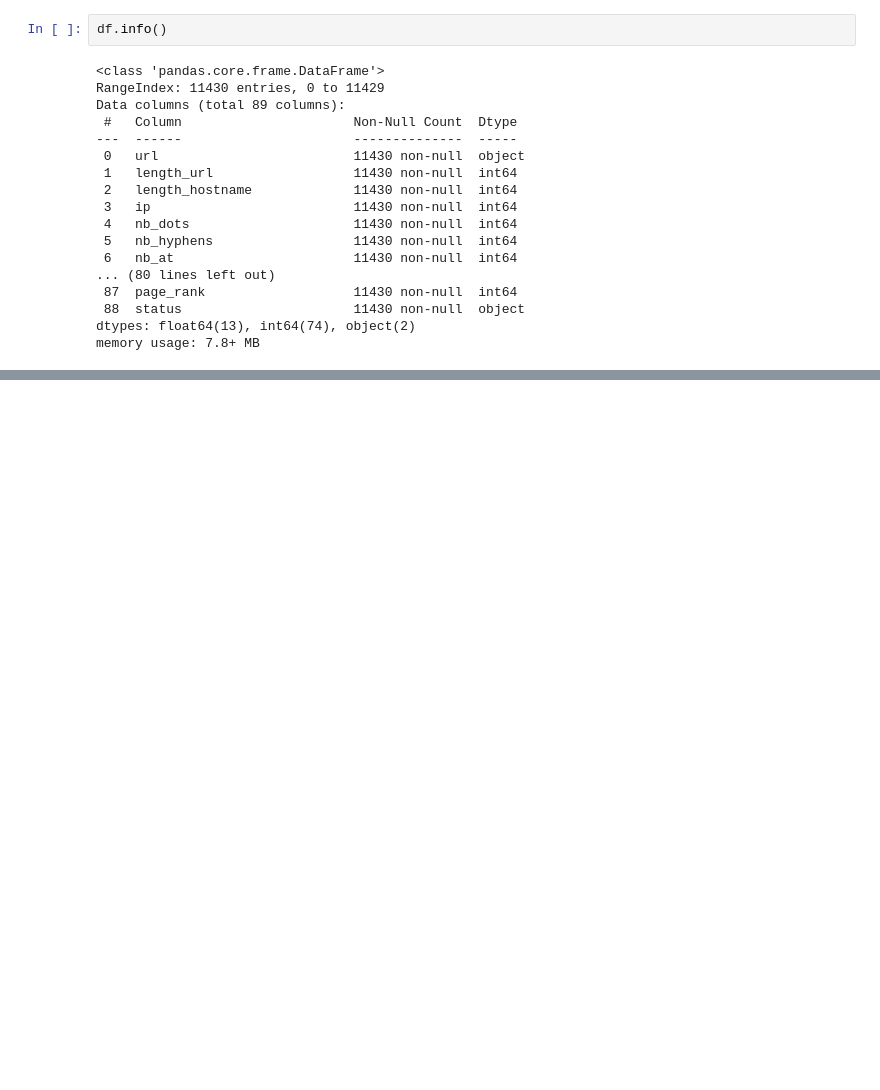
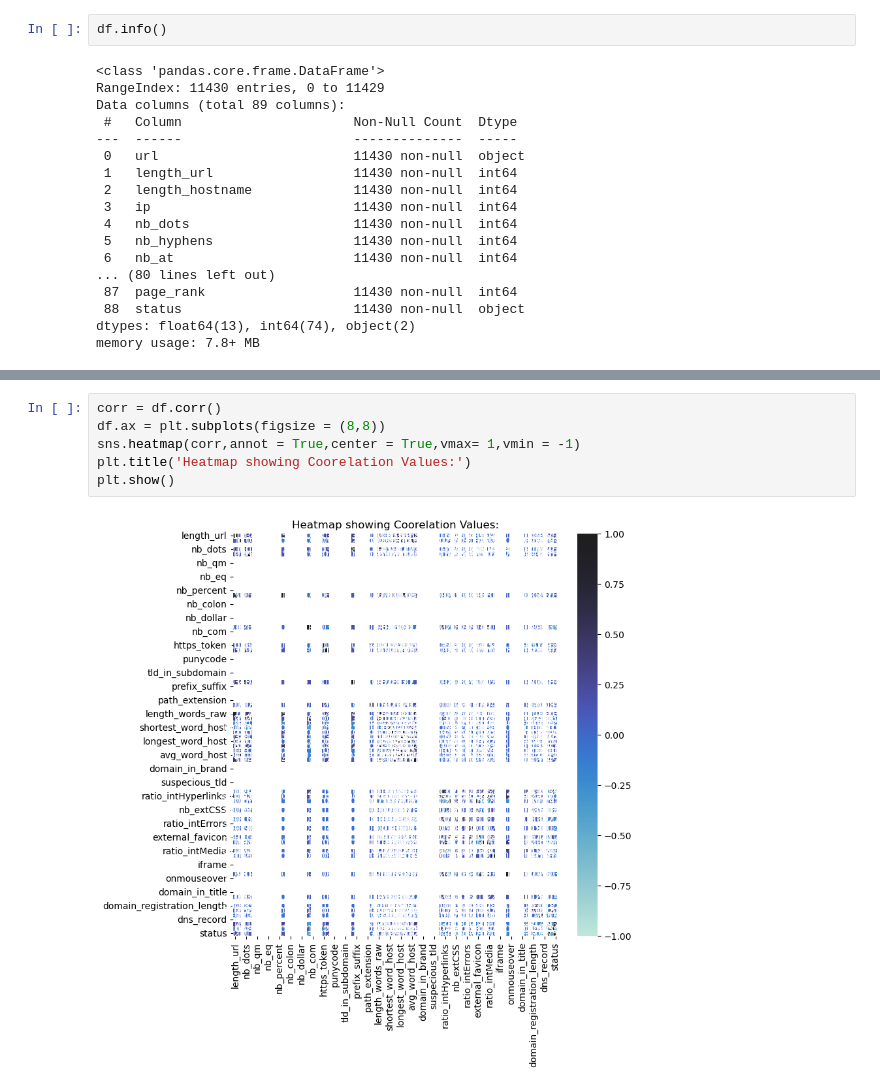
Before and after one commit to Digraskarpratik/CODEB_Internship, a Jupyter notebook: model.ipynb, the cells around one changed output, grey strips where cells are left out. Drawn from its saved outputs; the diff is of its cells as text; blank space fills up the shorter version.

```diff
--- a/model.ipynb
+++ b/model.ipynb
@@ -62,0 +249,8 @@ memory usage: 7.8+ MB
+# %%
+corr = df.corr()
+df.ax = plt.subplots(figsize = (8,8))
+sns.heatmap(corr,annot = True,center = True,vmax= 1,vmin = -1)
+plt.title('Heatmap showing Coorelation Values:')
+plt.show()
+# %% [output]
+[figure, added]
```
Also changed, not shown: parts of 24 cells of this notebook.
